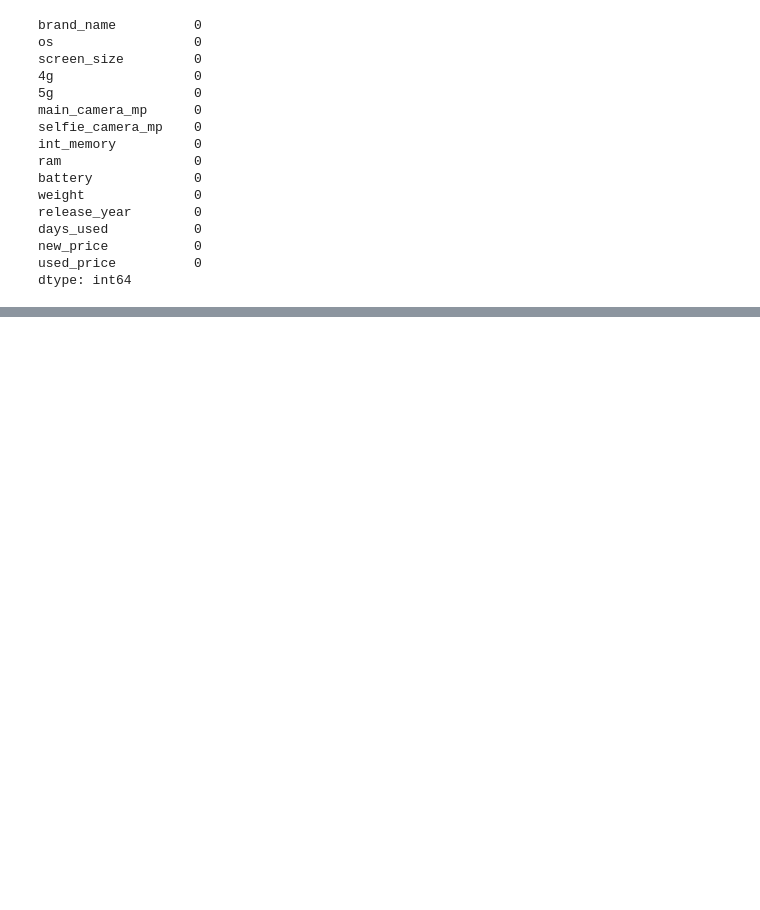
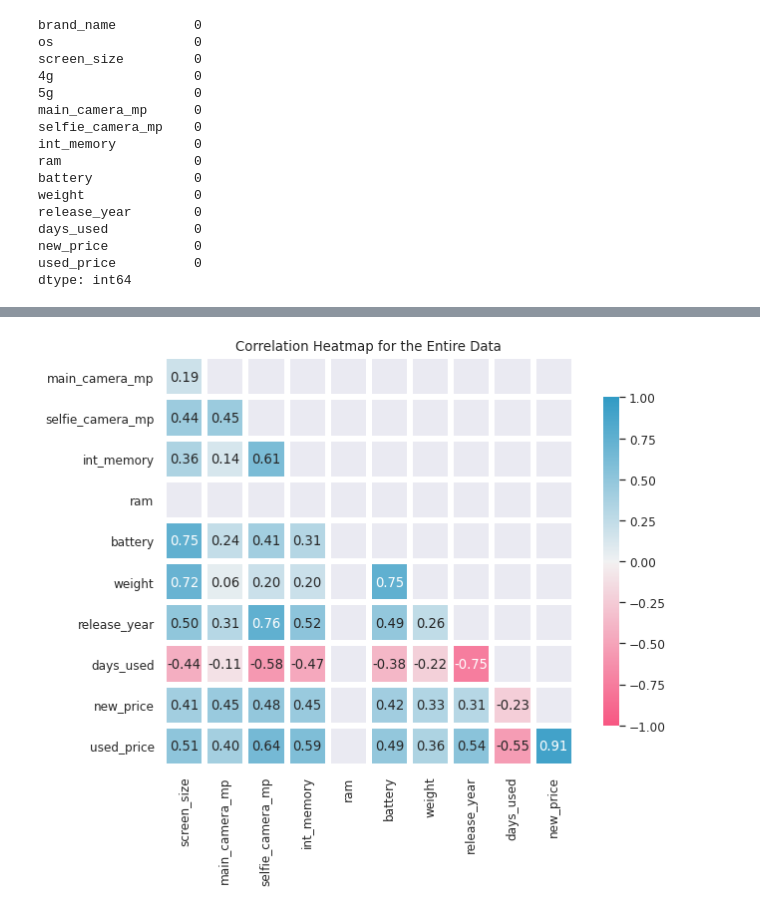
Before and after one commit to Ayda-Darvishan/ML-Regression-Model--AWS, a Jupyter notebook: AWS-NoteBook.ipynb, the cells around one changed output, grey strips where cells are left out. Cells and saved outputs as stored; diff of their text form; code cells hidden in the pictures; blank space fills up the shorter version.

```diff
--- a/AWS-NoteBook.ipynb
+++ b/AWS-NoteBook.ipynb
@@ -477,0 +759,25 @@ Now, we want to figure out whether we have duplicate data and how to deal with t
+# %%
+df_corr=data.corr()
+
+fig = plt.figure(figsize=(10, 8));
+
+#mask
+mask = np.triu(np.ones_like(df_corr, dtype=np.bool))
+
+#adjust the mask
+mask = mask[1:, :-1]
+corr = df_corr.iloc[1:,:-1].copy()
+
+# color map
+cmap = sns.diverging_palette(0, 230, 90, 60, as_cmap=True)
+
+# plot heatmap
+ax=sns.heatmap(corr, mask=mask, annot=True, fmt=".2f", linewidths=5, cmap=cmap, vmin=-1, vmax=1,
+               cbar_kws={"shrink": 0.8}, square=True);
+
+
+plt.title('Correlation Heatmap for the Entire Data');
+
+fig.tight_layout()
+# %% [output]
+[figure, added]
```
Also changed, not shown: parts of 25 cells of this notebook, 1 other file.
